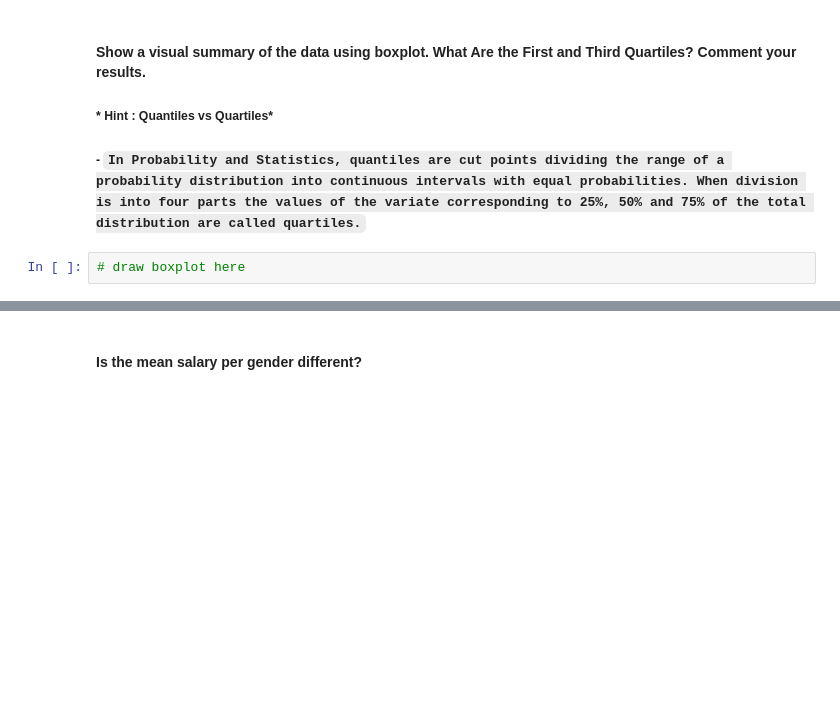
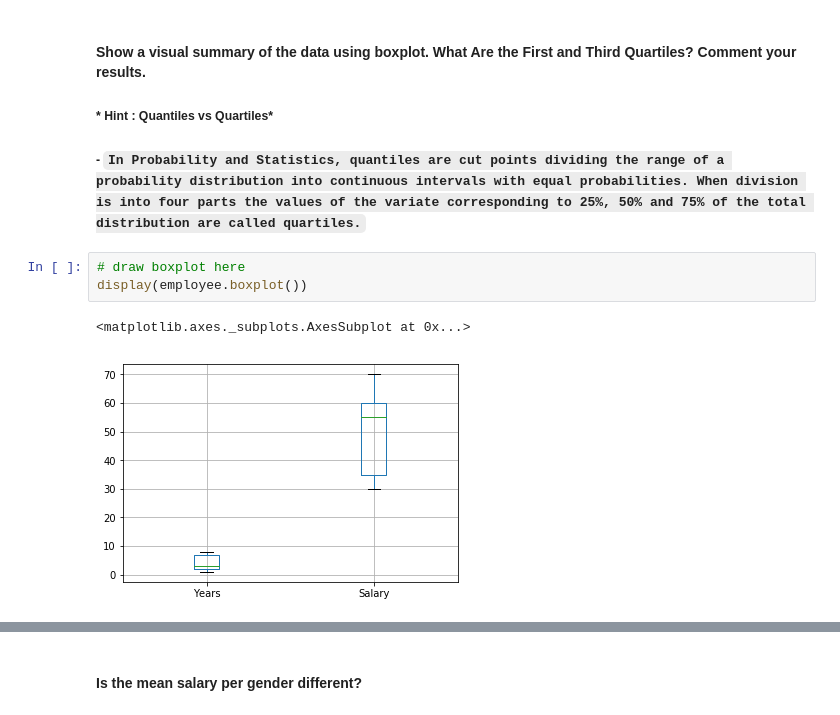
Before and after one commit to LauraRepullo/datamad0119, a Jupyter notebook: module-2/lab-subsetting-and-descriptive-stats/your-code/main.ipynb, the cells around one changed output, grey strips where cells are left out. Cells and saved outputs as stored; diff of their text form; blank space fills up the shorter version.

```diff
--- a/module-2/lab-subsetting-and-descriptive-stats/your-code/main.ipynb
+++ b/module-2/lab-subsetting-and-descriptive-stats/your-code/main.ipynb
@@ -246,5 +259,9 @@ TypeError: 'method' object is not subscriptable
 ##### - `In Probability and Statistics, quantiles are cut points dividing the range of a probability distribution into continuous intervals with equal probabilities. When division is into four parts the values of the variate corresponding to 25%, 50% and 75% of the total distribution are called quartiles.`
 # %%
 # draw boxplot here
+display(employee.boxplot())
+# %% [output]
+<matplotlib.axes._subplots.AxesSubplot at 0x...>
+[figure, added]
 # %%
 # print first quartile here
```
Also changed, not shown: parts of 26 cells of this notebook.
